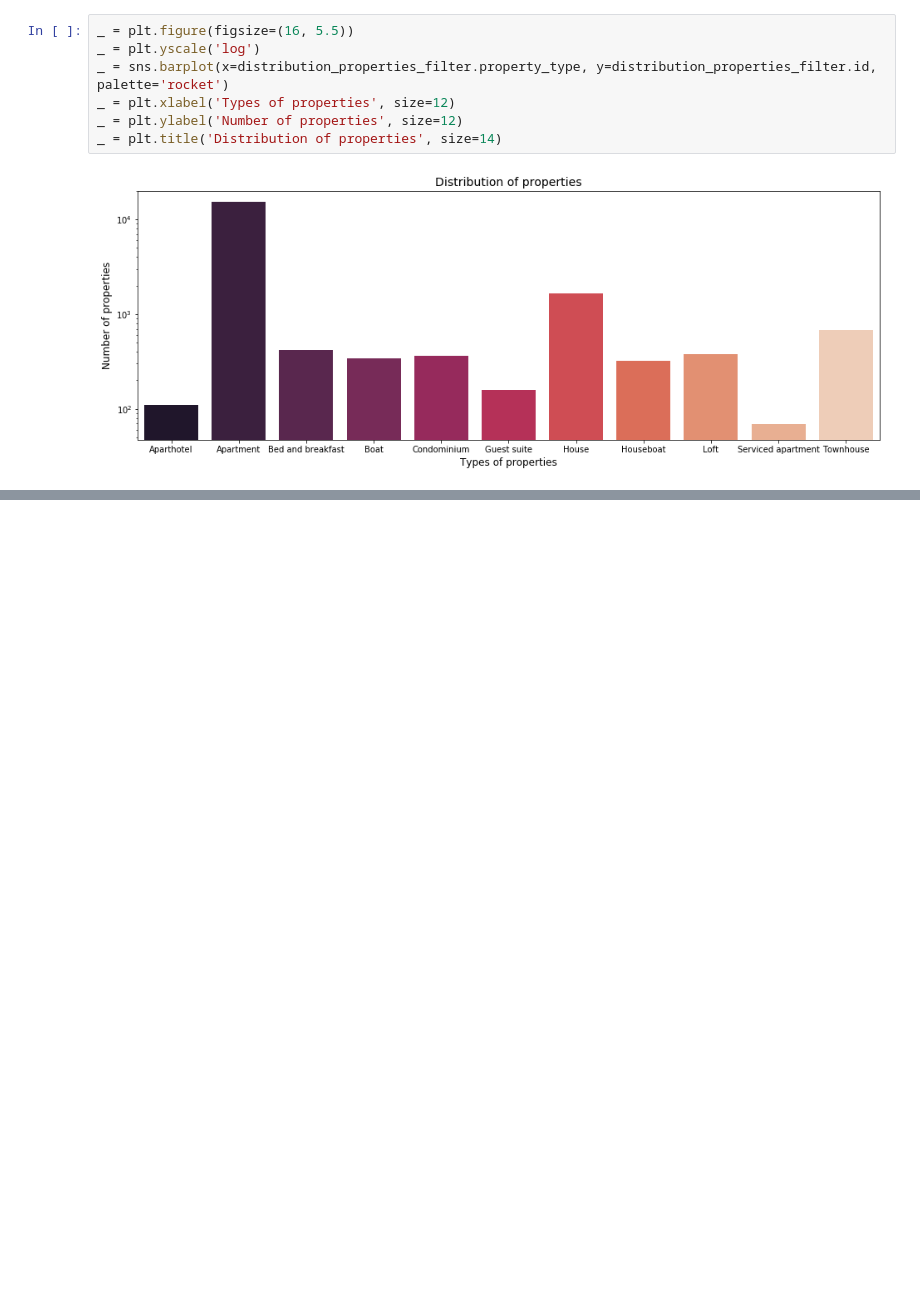
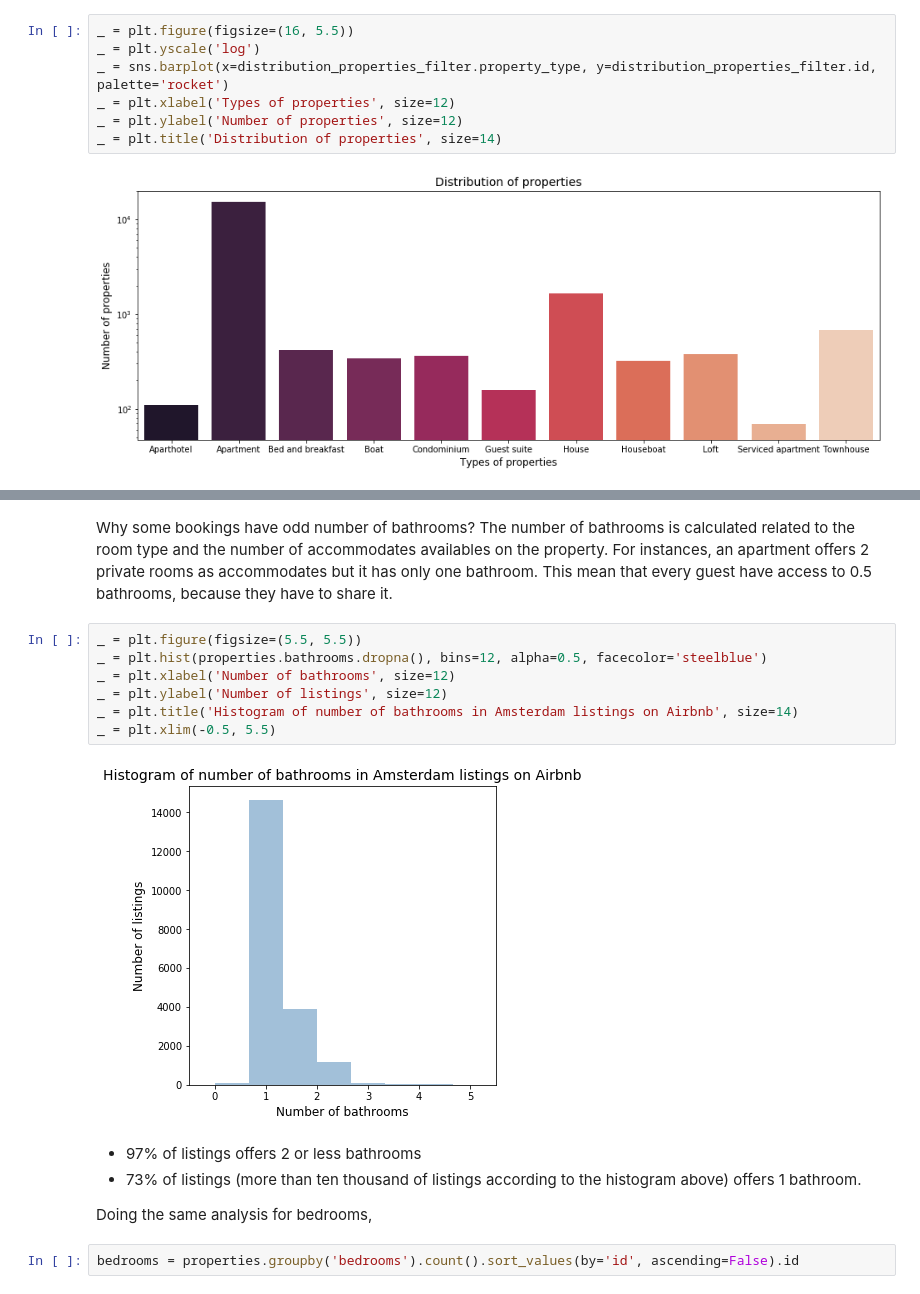
Before and after one commit to Daesparz/airbnb_amsterdam, a Jupyter notebook: Data_analysis/analysis_neighborhoods.ipynb, the cells around one changed output, grey strips where cells are left out. Cells and saved outputs as stored; diff of their text form; blank space fills up the shorter version.

```diff
--- a/Data_analysis/analysis_neighborhoods.ipynb
+++ b/Data_analysis/analysis_neighborhoods.ipynb
@@ -463,0 +459,19 @@ Index(['id', 'listing_url', 'scrape_id', 'last_scraped', 'name', 'summary',
+# %% [markdown]
+Why some bookings have odd number of bathrooms? The number of bathrooms is calculated related to the room type and the number of accommodates availables on the property. For instances, an apartment offers 2 private rooms as accommodates but it has only one bathroom. This mean that every guest have access to 0.5 bathrooms, because they have to share it.
+# %%
+_ = plt.figure(figsize=(5.5, 5.5))
+_ = plt.hist(properties.bathrooms.dropna(), bins=12, alpha=0.5, facecolor='steelblue')
+_ = plt.xlabel('Number of bathrooms', size=12)
+_ = plt.ylabel('Number of listings', size=12)
+_ = plt.title('Histogram of number of bathrooms in Amsterdam listings on Airbnb', size=14)
+_ = plt.xlim(-0.5, 5.5)
+# %% [output]
+[figure, added]
+# %% [markdown]
+- 97% of listings offers 2 or less bathrooms
+- 73% of listings (more than ten thousand of listings according to the histogram above) offers 1 bathroom.
+
+
+Doing the same analysis for bedrooms,
+# %%
+bedrooms = properties.groupby('bedrooms').count().sort_values(by='id', ascending=False).id
```
Also changed, not shown: parts of 46 cells of this notebook, 7 other files.
